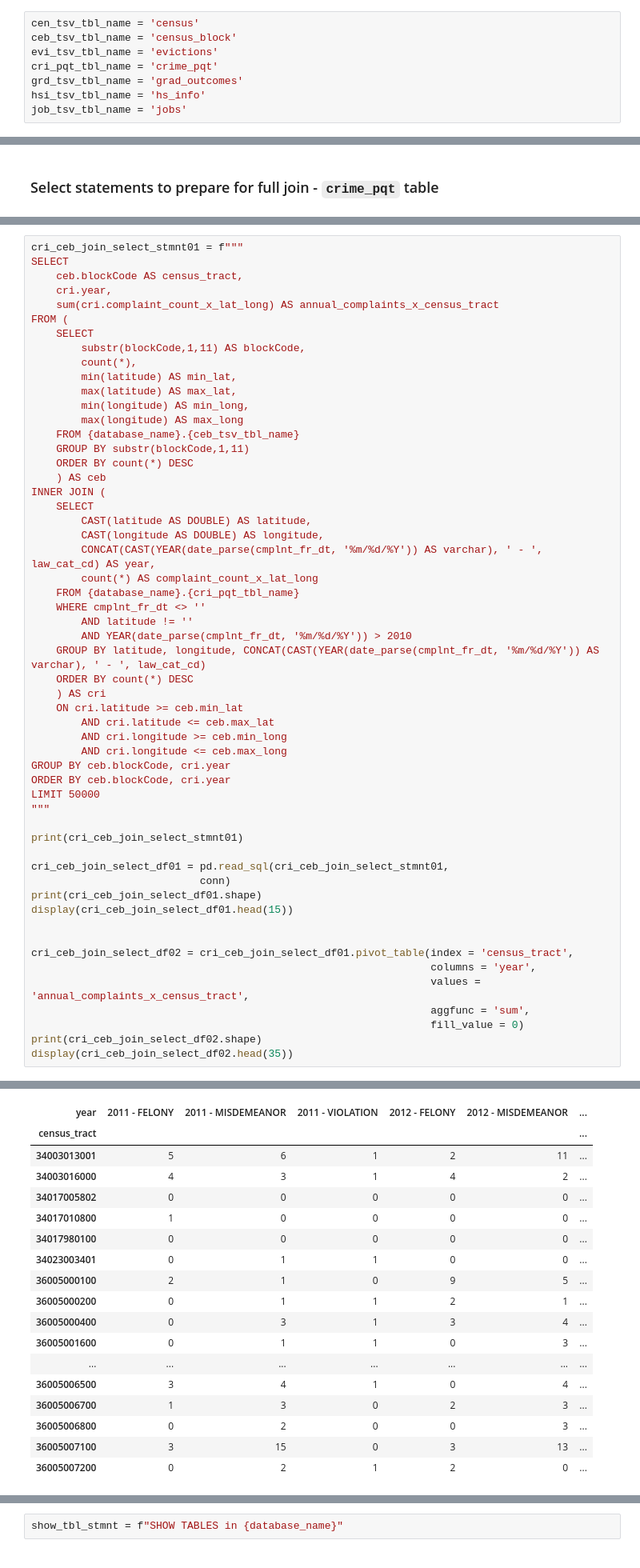
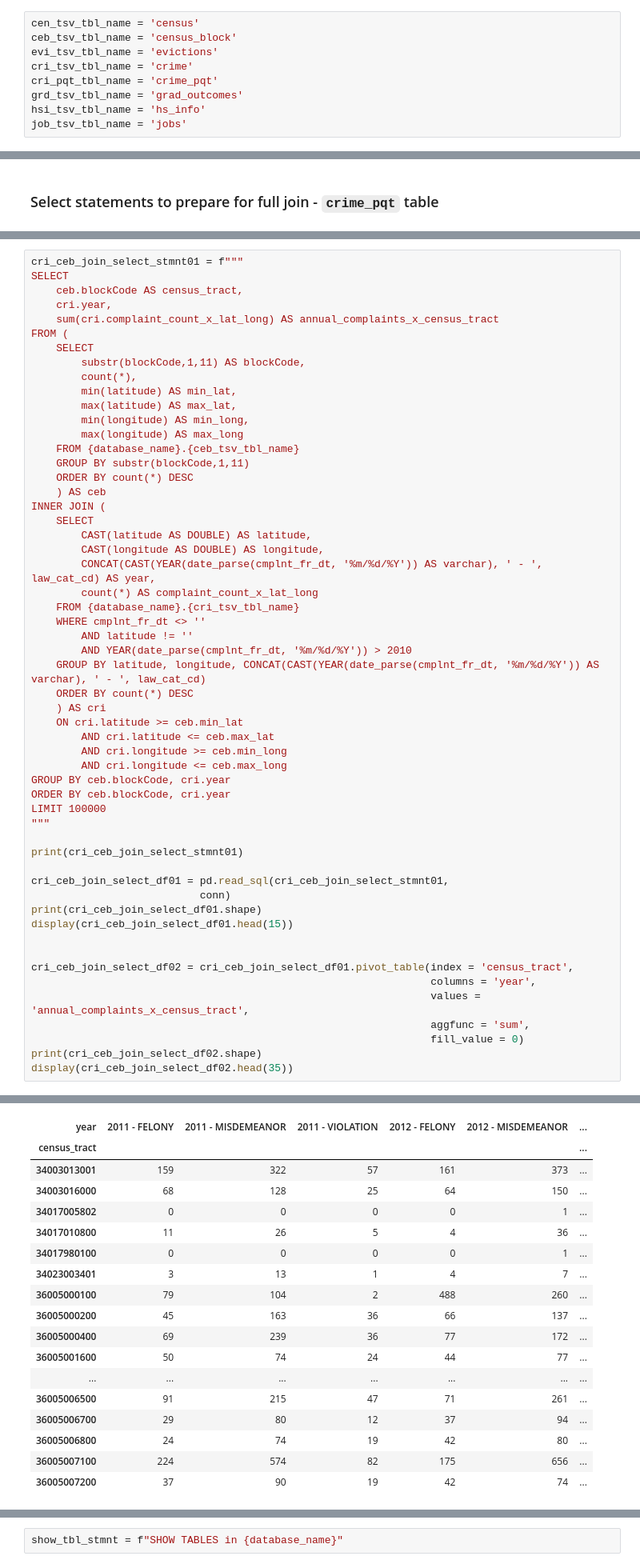
Before and after one commit to amcarr-ds/ML_modeling_using_AWS_proj, a Jupyter notebook: deliverables/03_Setup_Join_amc_v1.ipynb, the cells around one changed output, grey strips where cells are left out. Shown at 80% size. Saved outputs shown, nothing was run; the diff lists cells and outputs as text.

```diff
--- a/deliverables/03_Setup_Join_amc_v1.ipynb
+++ b/deliverables/03_Setup_Join_amc_v1.ipynb
@@ -107,6 +123,7 @@ Stored 'ingest_create_athena_db_passed' (bool)
 cen_tsv_tbl_name = 'census'
 ceb_tsv_tbl_name = 'census_block'
 evi_tsv_tbl_name = 'evictions'
+cri_tsv_tbl_name = 'crime'
 cri_pqt_tbl_name = 'crime_pqt'
 grd_tsv_tbl_name = 'grad_outcomes'
 hsi_tsv_tbl_name = 'hs_info'
@@ -696,7 +736,7 @@ INNER JOIN (
         CAST(longitude AS DOUBLE) AS longitude,
         CONCAT(CAST(YEAR(date_parse(cmplnt_fr_dt, '%m/%d/%Y')) AS varchar), ' - ', law_cat_cd) AS year,
         count(*) AS complaint_count_x_lat_long
-    FROM {database_name}.{cri_pqt_tbl_name}
+    FROM {database_name}.{cri_tsv_tbl_name}
     WHERE cmplnt_fr_dt <> ''
         AND latitude != ''
         AND YEAR(date_parse(cmplnt_fr_dt, '%m/%d/%Y')) > 2010
@@ -709,7 +749,7 @@ INNER JOIN (
         AND cri.longitude <= ceb.max_long
 GROUP BY ceb.blockCode, cri.year
 ORDER BY ceb.blockCode, cri.year
-LIMIT 50000
+LIMIT 100000
 """
 
 print(cri_ceb_join_select_stmnt01)
@@ -765,21 +805,21 @@ LIMIT 50000
 | year | 2011 - FELONY | 2011 - MISDEMEANOR | 2011 - VIOLATION | 2012 - FELONY | 2012 - MISDEMEANOR | ... |
 | census_tract |  |  |  |  |  | ... |
-| 34003013001 | 5 | 6 | 1 | 2 | 11 | ... |
-| 34003016000 | 4 | 3 | 1 | 4 | 2 | ... |
-| 34017005802 | 0 | 0 | 0 | 0 | 0 | ... |
-| 34017010800 | 1 | 0 | 0 | 0 | 0 | ... |
-| 34017980100 | 0 | 0 | 0 | 0 | 0 | ... |
-| 34023003401 | 0 | 1 | 1 | 0 | 0 | ... |
-| 36005000100 | 2 | 1 | 0 | 9 | 5 | ... |
-| 36005000200 | 0 | 1 | 1 | 2 | 1 | ... |
-| 36005000400 | 0 | 3 | 1 | 3 | 4 | ... |
-| 36005001600 | 0 | 1 | 1 | 0 | 3 | ... |
+| 34003013001 | 159 | 322 | 57 | 161 | 373 | ... |
+| 34003016000 | 68 | 128 | 25 | 64 | 150 | ... |
+| 34017005802 | 0 | 0 | 0 | 0 | 1 | ... |
+| 34017010800 | 11 | 26 | 5 | 4 | 36 | ... |
+| 34017980100 | 0 | 0 | 0 | 0 | 1 | ... |
+| 34023003401 | 3 | 13 | 1 | 4 | 7 | ... |
+| 36005000100 | 79 | 104 | 2 | 488 | 260 | ... |
+| 36005000200 | 45 | 163 | 36 | 66 | 137 | ... |
+| 36005000400 | 69 | 239 | 36 | 77 | 172 | ... |
+| 36005001600 | 50 | 74 | 24 | 44 | 77 | ... |
 | ... | ... | ... | ... | ... | ... | ... |
-| 36005006500 | 3 | 4 | 1 | 0 | 4 | ... |
-| 36005006700 | 1 | 3 | 0 | 2 | 3 | ... |
-| 36005006800 | 0 | 2 | 0 | 0 | 3 | ... |
-| 36005007100 | 3 | 15 | 0 | 3 | 13 | ... |
-| 36005007200 | 0 | 2 | 1 | 2 | 0 | ... |
+| 36005006500 | 91 | 215 | 47 | 71 | 261 | ... |
+| 36005006700 | 29 | 80 | 12 | 37 | 94 | ... |
+| 36005006800 | 24 | 74 | 19 | 42 | 80 | ... |
+| 36005007100 | 224 | 574 | 82 | 175 | 656 | ... |
+| 36005007200 | 37 | 90 | 19 | 42 | 74 | ... |
 35 rows × 33 columns
 # %% [markdown]
 ### Select statements to prepare for full join - `grad_outcomes` table
```
Also changed, not shown: parts of 14 cells of this notebook.
